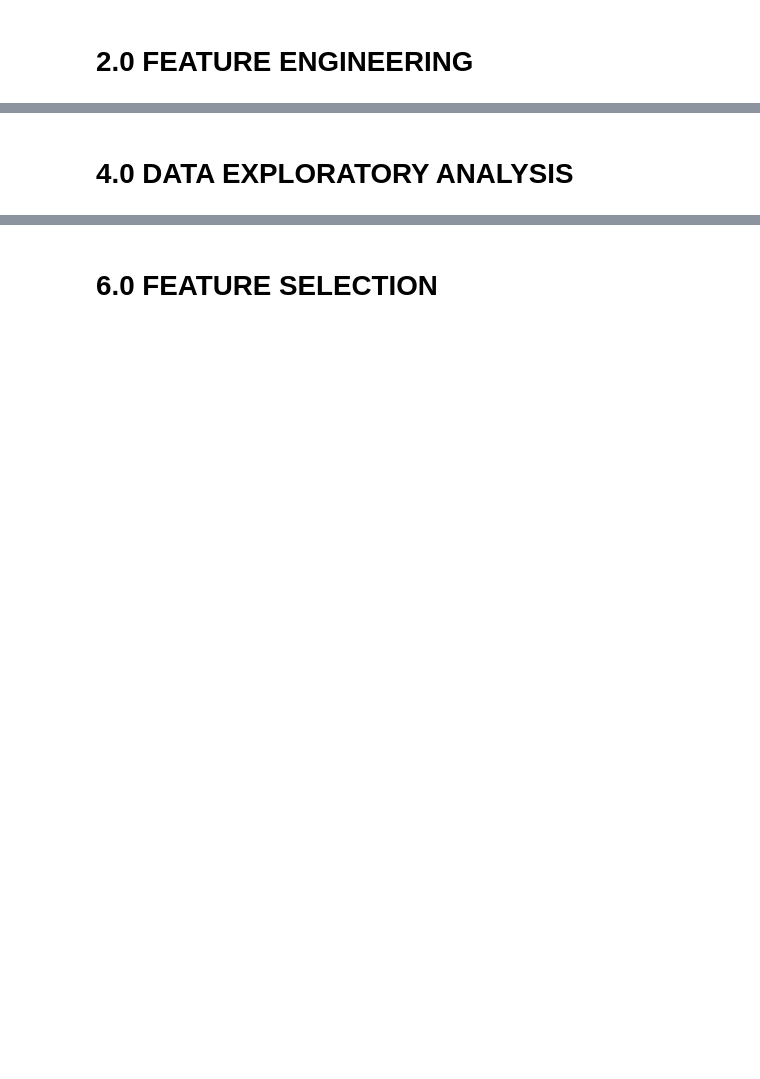
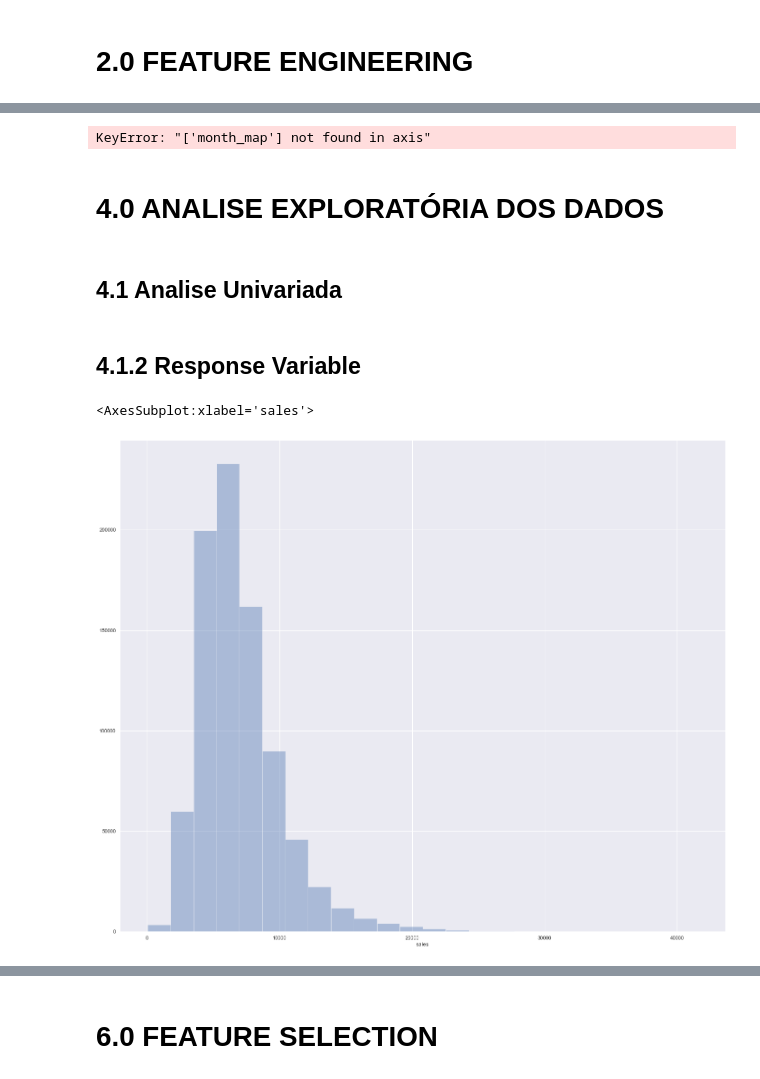
Before and after one commit to marcusbraggion/forecasting_sales, a Jupyter notebook: notebooks/forecasting_sales.ipynb, the cells around one changed output, grey strips where cells are left out. Cells and saved outputs as stored; diff of their text form; code cells hidden in the pictures; blank space fills up the shorter version.

```diff
--- a/notebooks/forecasting_sales.ipynb
+++ b/notebooks/forecasting_sales.ipynb
@@ -79,0 +326,2 @@ df1.columns = cols_new
+# %%
+df3 = df2.copy()
@@ -79,0 +330,2 @@ df1.columns = cols_new
+# %%
+df3 = df3[(df3['open'] != 0) & (df3['sales'] > 0)]
@@ -80,2 +334,18 @@ df1.columns = cols_new
+# %%
+cols_drop = ['customers', 'open', 'promo_interval', 'month_map']
+df3 = df3.drop( cols_drop, axis=1 )
+# %% [output]
+KeyError: "['month_map'] not found in axis"
 # %% [markdown]
-# 4.0 DATA EXPLORATORY ANALYSIS
+# 4.0 ANALISE EXPLORATÓRIA DOS DADOS
+# %%
+df4 = df3.copy()
+# %% [markdown]
+## 4.1 Analise Univariada
+# %% [markdown]
+## 4.1.2 Response  Variable
+# %%
+sns.distplot(df4['sales'] , bins=24, kde= False)
+# %% [output]
+<AxesSubplot:xlabel='sales'>
+[figure, added]
```
Also changed, not shown: parts of 75 cells of this notebook, 2 other files.
